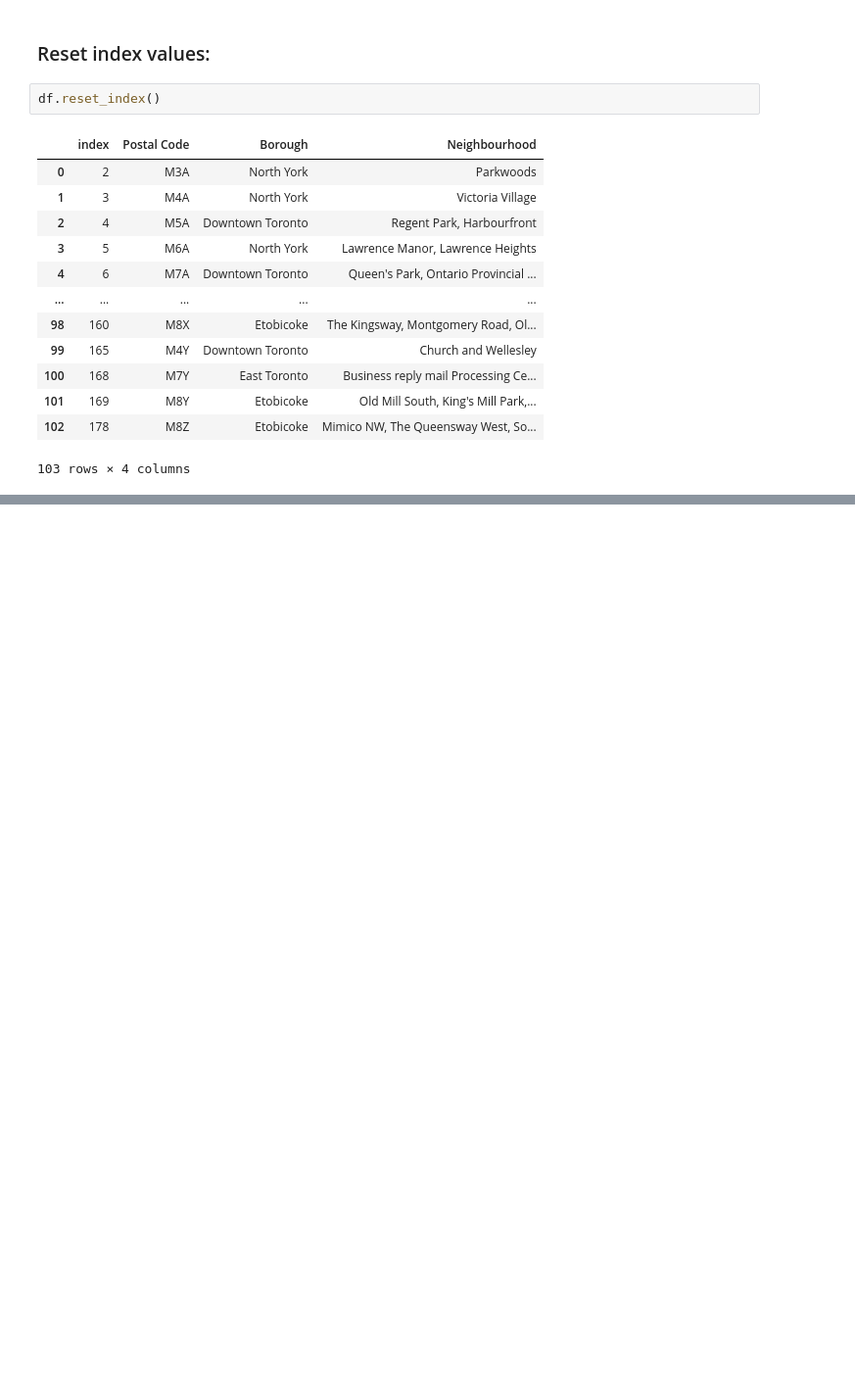
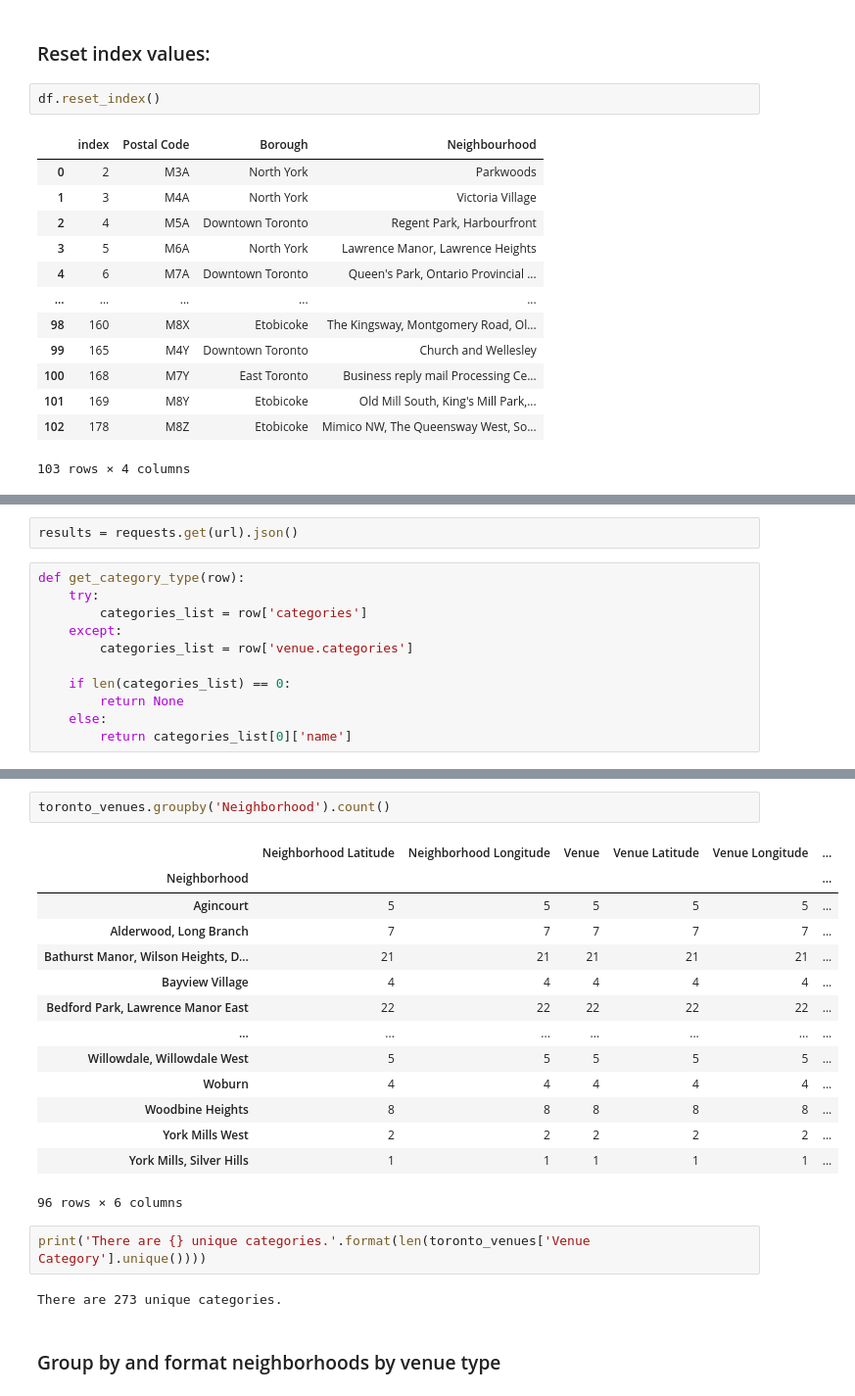
Before and after one commit to go-donnell/Coursera_Capstone, a Jupyter notebook: Segmenting and Clustering in Toronto.ipynb, the cells around one changed output, grey strips where cells are left out. Shown: that part at 98% size. Saved outputs shown, nothing was run; the diff lists cells and outputs as text; blank space fills up the shorter version.

```diff
--- a/Segmenting and Clustering in Toronto.ipynb
+++ b/Segmenting and Clustering in Toronto.ipynb
@@ -73,0 +233,13 @@ df.reset_index()
+# %%
+results = requests.get(url).json()
+# %%
+def get_category_type(row):
+    try:
+        categories_list = row['categories']
+    except:
+        categories_list = row['venue.categories']
+
+    if len(categories_list) == 0:
+        return None
+    else:
+        return categories_list[0]['name']
@@ -73,0 +345,23 @@ df.reset_index()
+# %%
+toronto_venues.groupby('Neighborhood').count()
+# %% [output]
+|  | Neighborhood Latitude | Neighborhood Longitude | Venue | Venue Latitude | Venue Longitude | ... |
+| Neighborhood |  |  |  |  |  | ... |
+| Agincourt | 5 | 5 | 5 | 5 | 5 | ... |
+| Alderwood, Long Branch | 7 | 7 | 7 | 7 | 7 | ... |
+| Bathurst Manor, Wilson Heights, D... | 21 | 21 | 21 | 21 | 21 | ... |
+| Bayview Village | 4 | 4 | 4 | 4 | 4 | ... |
+| Bedford Park, Lawrence Manor East | 22 | 22 | 22 | 22 | 22 | ... |
+| ... | ... | ... | ... | ... | ... | ... |
+| Willowdale, Willowdale West | 5 | 5 | 5 | 5 | 5 | ... |
+| Woburn | 4 | 4 | 4 | 4 | 4 | ... |
+| Woodbine Heights | 8 | 8 | 8 | 8 | 8 | ... |
+| York Mills West | 2 | 2 | 2 | 2 | 2 | ... |
+| York Mills, Silver Hills | 1 | 1 | 1 | 1 | 1 | ... |
+96 rows × 6 columns
+# %%
+print('There are {} unique categories.'.format(len(toronto_venues['Venue Category'].unique())))
+# %% [output]
+There are 273 unique categories.
+# %% [markdown]
+### Group by and format neighborhoods by venue type
```
Also changed, not shown: parts of 38 cells of this notebook.
